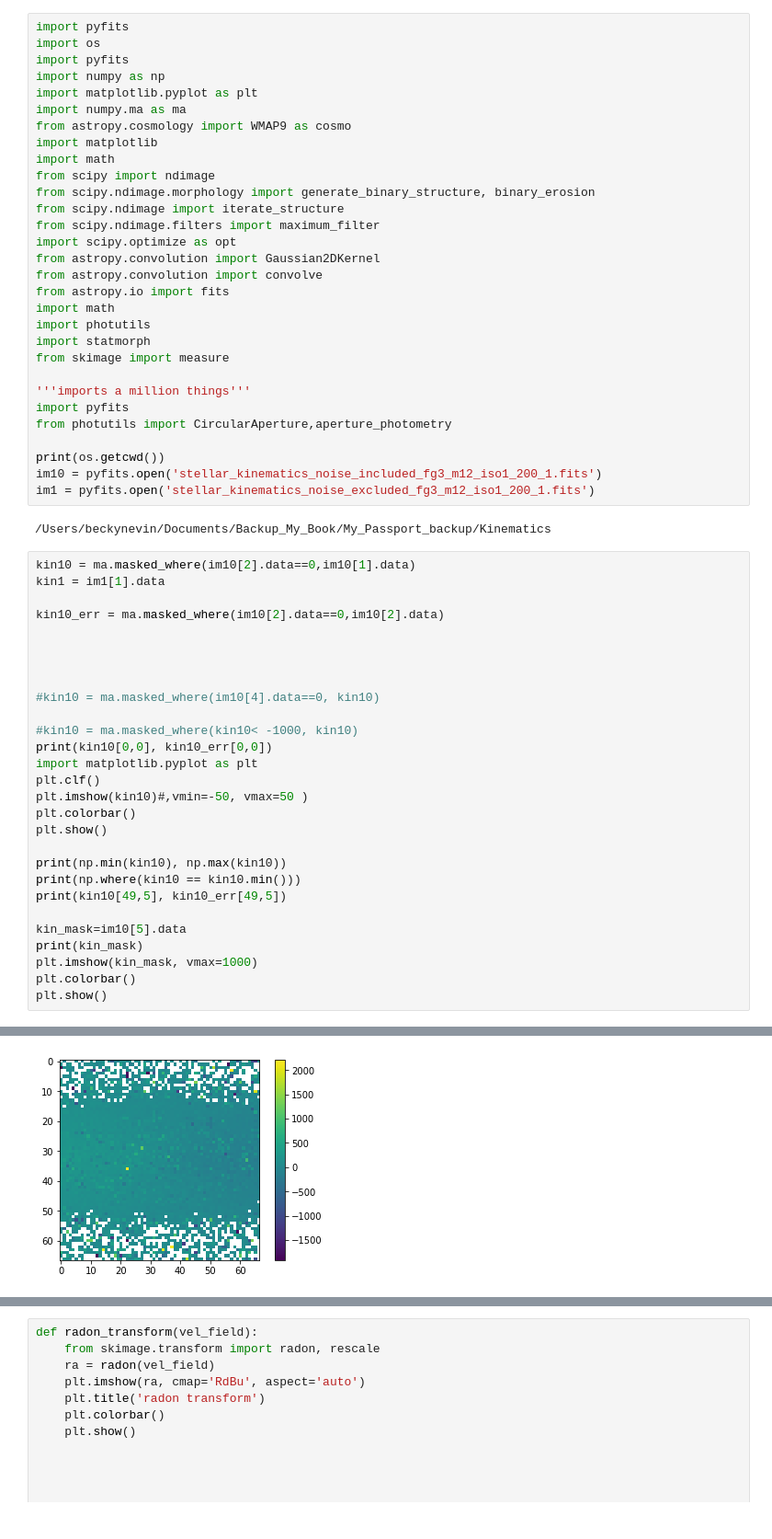
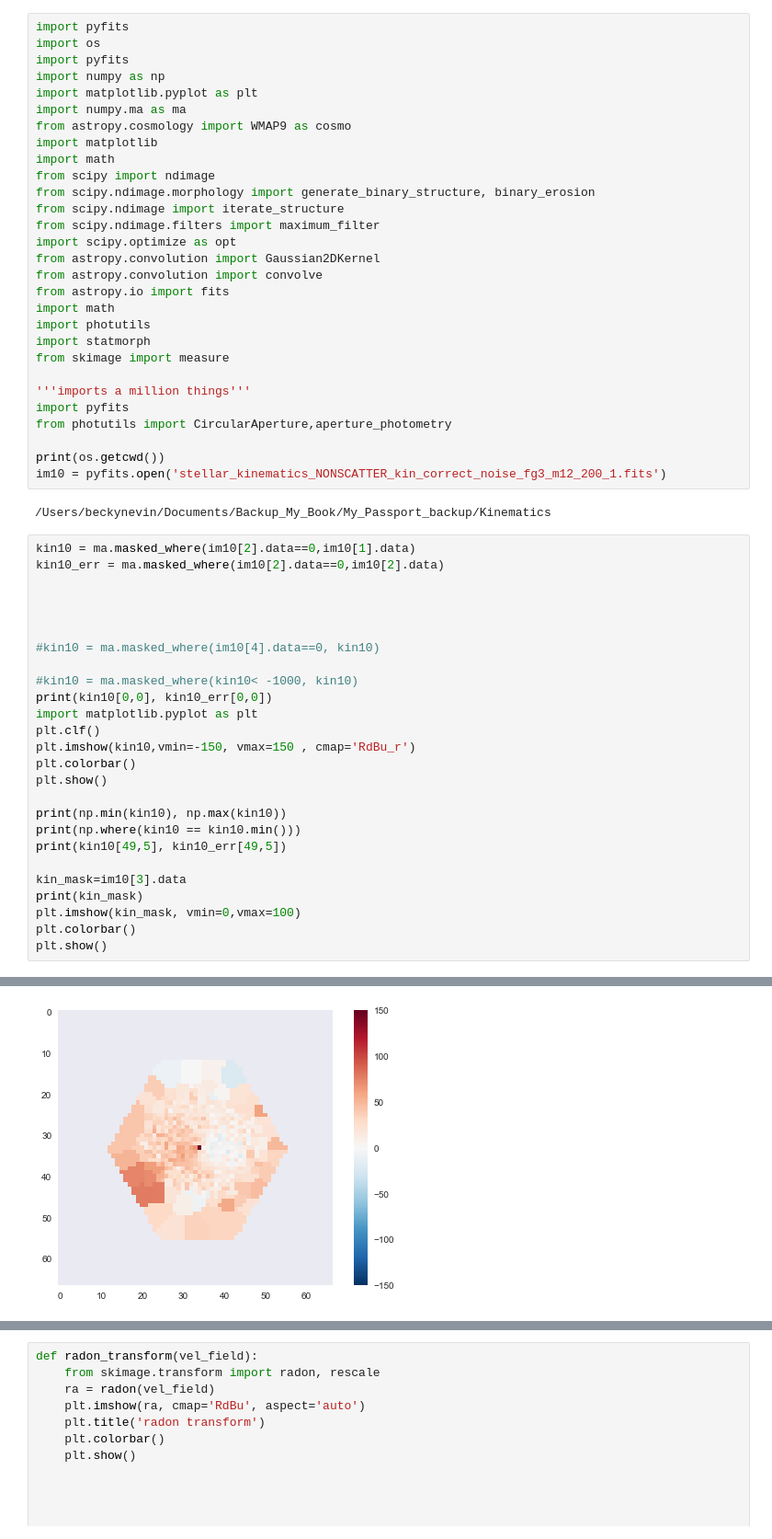
Before and after one commit to beckynevin/Kinematics, a Jupyter notebook: Kinematic_Hexagons_Display.ipynb, the cells around one changed output, grey strips where cells are left out. Shown: that part at 92% size. Saved outputs shown, nothing was run; the diff lists cells and outputs as text.

```diff
--- a/Kinematic_Hexagons_Display.ipynb
+++ b/Kinematic_Hexagons_Display.ipynb
@@ -26,14 +26,11 @@ import pyfits
 from photutils import CircularAperture,aperture_photometry
 
 print(os.getcwd())
-im10 = pyfits.open('stellar_kinematics_noise_included_fg3_m12_iso1_200_1.fits')
-im1 = pyfits.open('stellar_kinematics_noise_excluded_fg3_m12_iso1_200_1.fits')
+im10 = pyfits.open('stellar_kinematics_NONSCATTER_kin_correct_noise_fg3_m12_200_1.fits')
 # %% [output]
 /Users/beckynevin/Documents/Backup_My_Book/My_Passport_backup/Kinematics
 # %%
 kin10 = ma.masked_where(im10[2].data==0,im10[1].data)
-kin1 = im1[1].data
-
 kin10_err = ma.masked_where(im10[2].data==0,im10[2].data)
 
 
@@ -45,7 +42,7 @@ kin10_err = ma.masked_where(im10[2].data==0,im10[2].data)
 print(kin10[0,0], kin10_err[0,0])
 import matplotlib.pyplot as plt
 plt.clf()
-plt.imshow(kin10)#,vmin=-50, vmax=50 )
+plt.imshow(kin10,vmin=-150, vmax=150 , cmap='RdBu_r')
 plt.colorbar()
 plt.show()
 
@@ -53,9 +50,9 @@ print(np.min(kin10), np.max(kin10))
 print(np.where(kin10 == kin10.min()))
 print(kin10[49,5], kin10_err[49,5])
 
-kin_mask=im10[5].data
+kin_mask=im10[3].data
 print(kin_mask)
-plt.imshow(kin_mask, vmax=1000)
+plt.imshow(kin_mask, vmin=0,vmax=100)
 plt.colorbar()
 plt.show()
 # %% [output]
@@ -63 +61 @@ plt.show()
-[figure, old version]
+[figure, new version]
```
Also changed, not shown: parts of 12 cells of this notebook.
